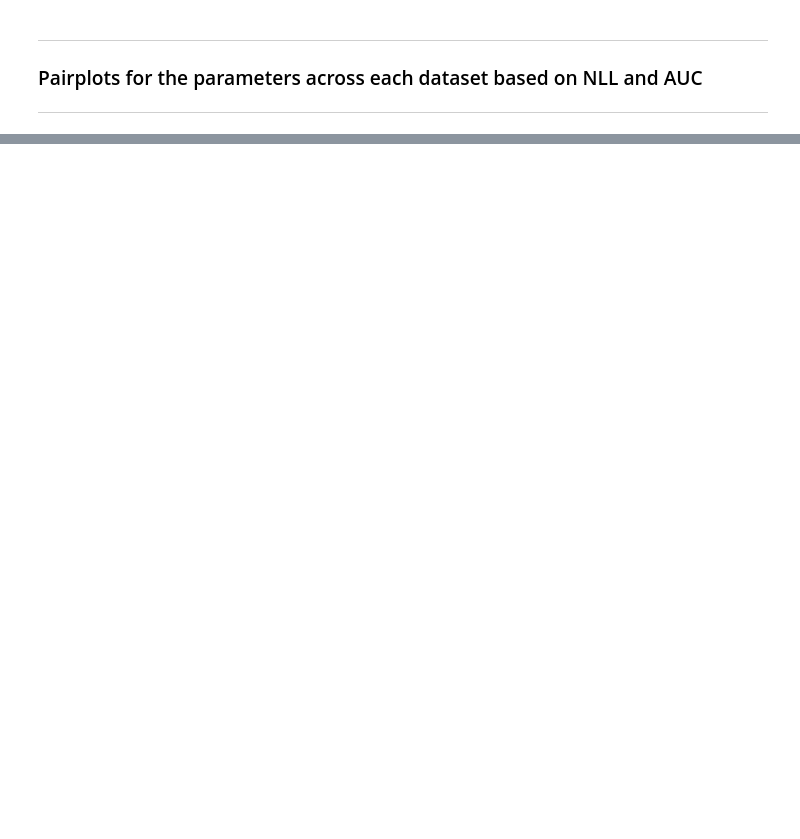
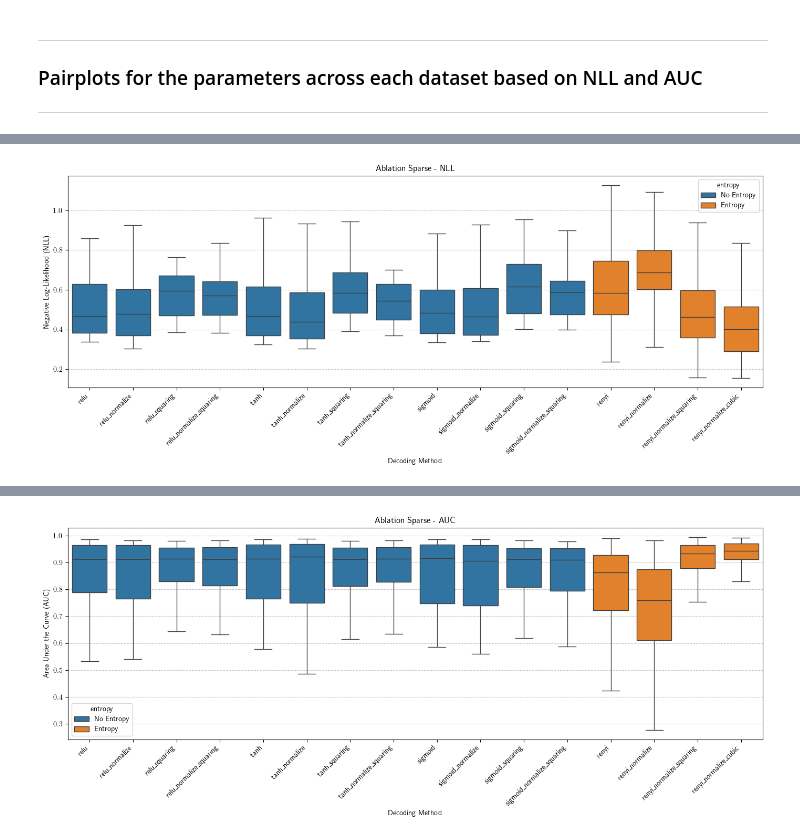
Before and after one commit to shaymeister/VSA-OGM, a Jupyter notebook: results/visualization/exp1.ipynb, the cells around one changed output, grey strips where cells are left out. Cells and saved outputs as stored; diff of their text form; code cells hidden in the pictures; blank space fills up the shorter version.

```diff
--- a/results/visualization/exp1.ipynb
+++ b/results/visualization/exp1.ipynb
@@ -130,0 +295,18 @@ plt.show()
+# %%
+df_combineded = pd.concat([
+    data_frames["ablation_sparse"]["no_entropy"],
+    data_frames["ablation_sparse"]["entropy"],
+])
+
+# create a flag for entropy
+df_combineded["entropy"] = df_combineded["decoding_method"].apply(lambda x: "Entropy" if "renyi" in x else "No Entropy")
+
+# remove renyi_squared and renyi_cubed
+df_combineded = df_combineded[~(df_combineded["decoding_method"] == "renyi_squaring")]
+df_combineded = df_combineded[~(df_combineded["decoding_method"] == "renyi_cubic")]
+
+print_statistics(df_combineded, "test_nll")
+plot_box_plots(df_combineded, "Ablation Sparse - NLL", "test_nll", "Negative Log-Likelihood (NLL)")
+print_statistics(df_combineded, "test_auc")
+plot_box_plots(df_combineded, "Ablation Sparse - AUC", "test_auc", "Area Under the Curve (AUC)")
+# %% [output]
@@ -130,0 +333 @@ plt.show()
+[figure, added]
@@ -130,0 +354 @@ plt.show()
+[figure, added]
```
Also changed, not shown: parts of 25 cells of this notebook.
